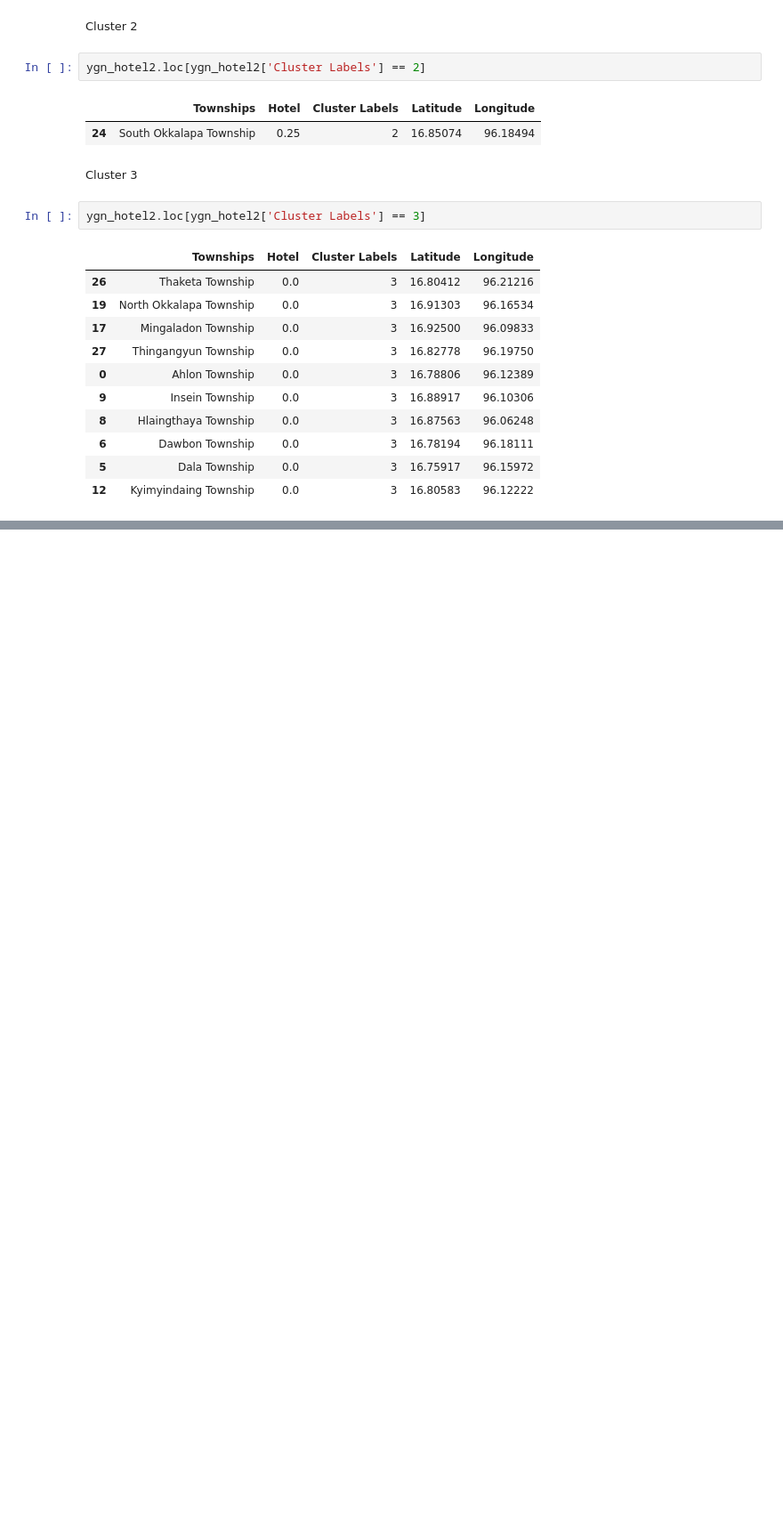
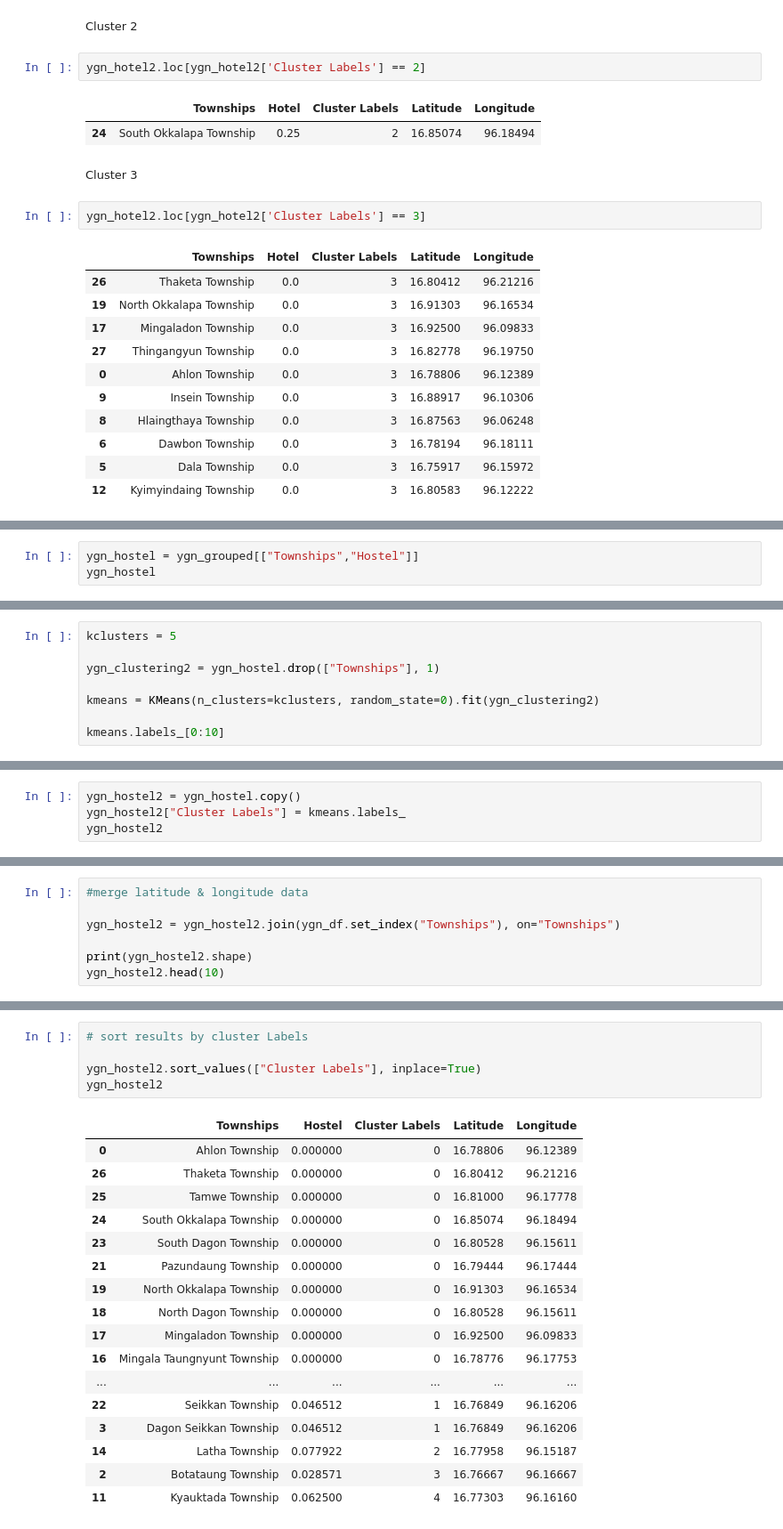
Before and after one commit to HANXIANGCHAN/coursera-capstone-project, a Jupyter notebook: Coursera Capstone Project.ipynb, the cells around one changed output, grey strips where cells are left out. Shown at 89% size. Cells and saved outputs as stored; diff of their text form; blank space fills up the shorter version.

```diff
--- a/Coursera Capstone Project.ipynb
+++ b/Coursera Capstone Project.ipynb
@@ -518,0 +525,3 @@ ygn_hotel2.loc[ygn_hotel2['Cluster Labels'] == 3]
+# %%
+ygn_hostel = ygn_grouped[["Townships","Hostel"]]
+ygn_hostel
@@ -518,0 +546,8 @@ ygn_hotel2.loc[ygn_hotel2['Cluster Labels'] == 3]
+# %%
+kclusters = 5
+
+ygn_clustering2 = ygn_hostel.drop(["Townships"], 1)
+
+kmeans = KMeans(n_clusters=kclusters, random_state=0).fit(ygn_clustering2)
+
+kmeans.labels_[0:10]
@@ -518,0 +556,4 @@ ygn_hotel2.loc[ygn_hotel2['Cluster Labels'] == 3]
+# %%
+ygn_hostel2 = ygn_hostel.copy()
+ygn_hostel2["Cluster Labels"] = kmeans.labels_
+ygn_hostel2
@@ -518,0 +578,7 @@ ygn_hotel2.loc[ygn_hotel2['Cluster Labels'] == 3]
+# %%
+#merge latitude & longitude data
+
+ygn_hostel2 = ygn_hostel2.join(ygn_df.set_index("Townships"), on="Townships")
+
+print(ygn_hostel2.shape)
+ygn_hostel2.head(10)
@@ -518,0 +598,23 @@ ygn_hotel2.loc[ygn_hotel2['Cluster Labels'] == 3]
+# %%
+# sort results by cluster Labels
+
+ygn_hostel2.sort_values(["Cluster Labels"], inplace=True)
+ygn_hostel2
+# %% [output]
+|  | Townships | Hostel | Cluster Labels | Latitude | Longitude |
+| 0 | Ahlon Township | 0.000000 | 0 | 16.78806 | 96.12389 |
+| 26 | Thaketa Township | 0.000000 | 0 | 16.80412 | 96.21216 |
+| 25 | Tamwe Township | 0.000000 | 0 | 16.81000 | 96.17778 |
+| 24 | South Okkalapa Township | 0.000000 | 0 | 16.85074 | 96.18494 |
+| 23 | South Dagon Township | 0.000000 | 0 | 16.80528 | 96.15611 |
+| 21 | Pazundaung Township | 0.000000 | 0 | 16.79444 | 96.17444 |
+| 19 | North Okkalapa Township | 0.000000 | 0 | 16.91303 | 96.16534 |
+| 18 | North Dagon Township | 0.000000 | 0 | 16.80528 | 96.15611 |
+| 17 | Mingaladon Township | 0.000000 | 0 | 16.92500 | 96.09833 |
+| 16 | Mingala Taungnyunt Township | 0.000000 | 0 | 16.78776 | 96.17753 |
+| ... | ... | ... | ... | ... | ... |
+| 22 | Seikkan Township | 0.046512 | 1 | 16.76849 | 96.16206 |
+| 3 | Dagon Seikkan Township | 0.046512 | 1 | 16.76849 | 96.16206 |
+| 14 | Latha Township | 0.077922 | 2 | 16.77958 | 96.15187 |
+| 2 | Botataung Township | 0.028571 | 3 | 16.76667 | 96.16667 |
+| 11 | Kyauktada Township | 0.062500 | 4 | 16.77303 | 96.16160 |
```
Also changed, not shown: parts of 9 cells of this notebook.
